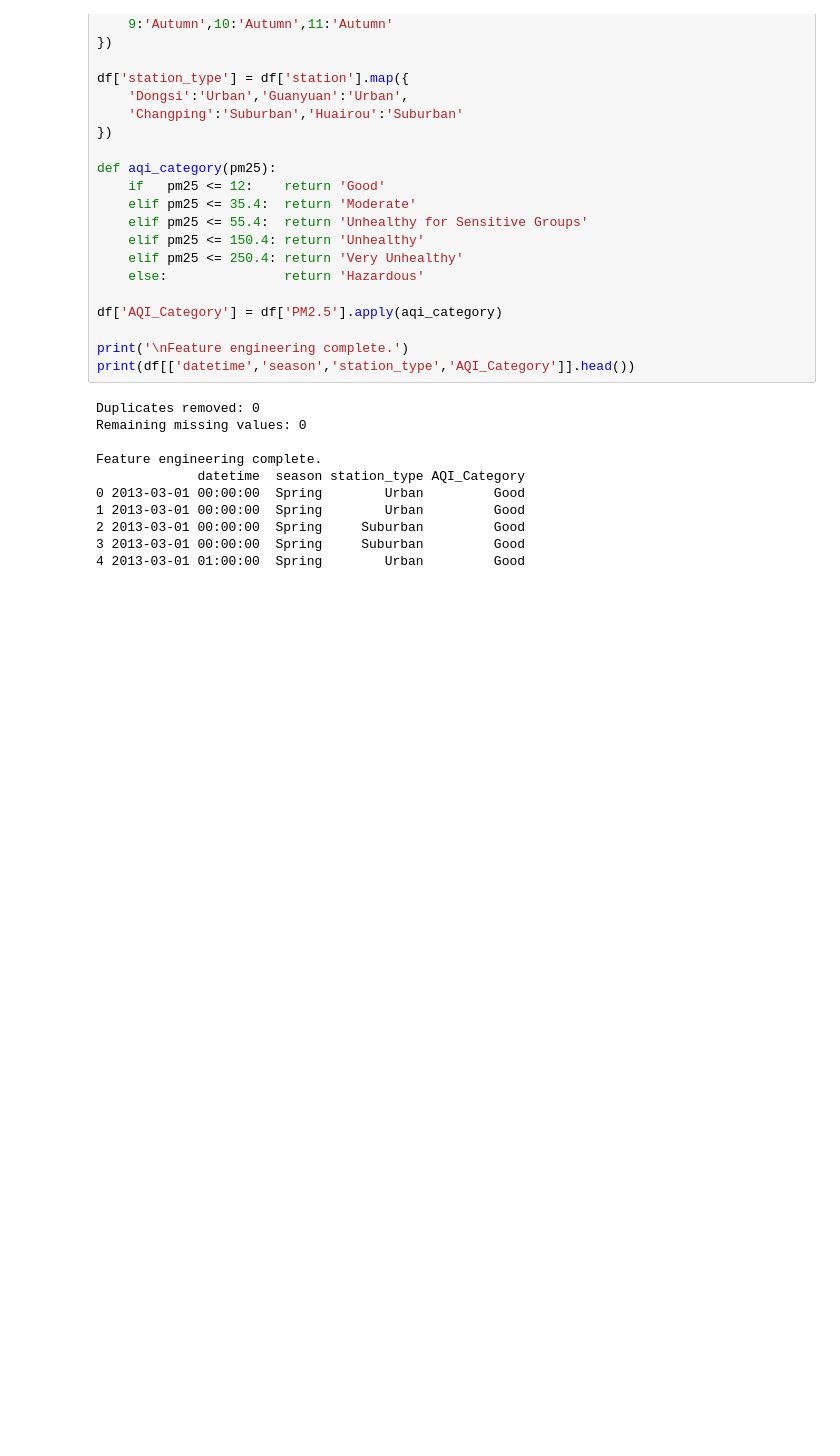
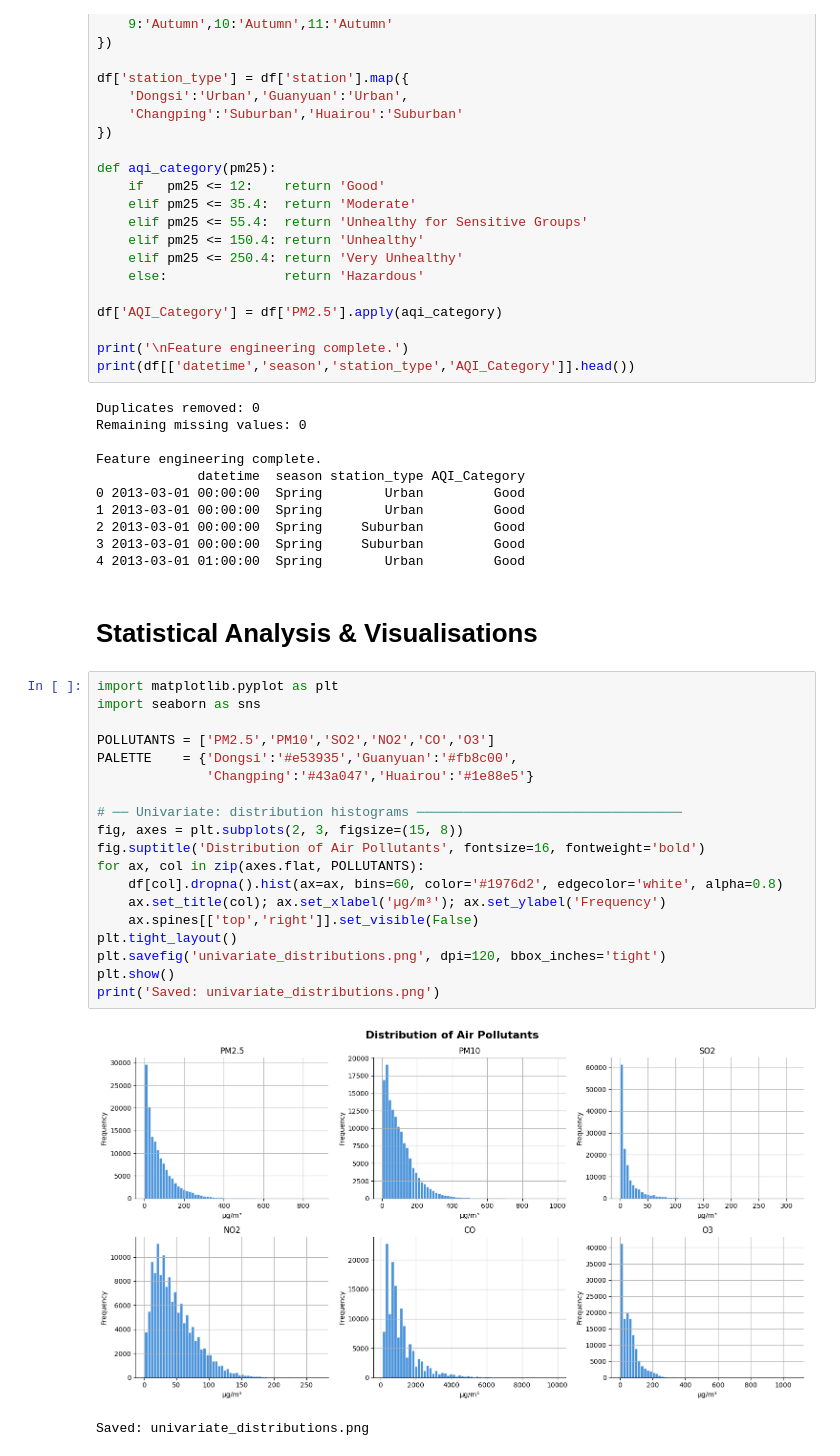
Before and after one commit to jaiprasathalexander-creator/CMP7005-AirQuality, a Jupyter notebook: CMP7005_parc1.ipynb, the cells around one changed output. Cells and saved outputs as stored; diff of their text form; blank space fills up the shorter version.

Commit message:
Statistical Analysis & Visualisations

```diff
--- a/CMP7005_parc1.ipynb
+++ b/CMP7005_parc1.ipynb
@@ -206,3 +208,27 @@ Feature engineering complete.
 2 2013-03-01 00:00:00  Spring     Suburban         Good
 3 2013-03-01 00:00:00  Spring     Suburban         Good
 4 2013-03-01 01:00:00  Spring        Urban         Good
+# %% [markdown]
+# Statistical Analysis & Visualisations
+# %%
+import matplotlib.pyplot as plt
+import seaborn as sns
+
+POLLUTANTS = ['PM2.5','PM10','SO2','NO2','CO','O3']
+PALETTE    = {'Dongsi':'#e53935','Guanyuan':'#fb8c00',
+              'Changping':'#43a047','Huairou':'#1e88e5'}
+
+# ── Univariate: distribution histograms ──────────────────────────────────
+fig, axes = plt.subplots(2, 3, figsize=(15, 8))
+fig.suptitle('Distribution of Air Pollutants', fontsize=16, fontweight='bold')
+for ax, col in zip(axes.flat, POLLUTANTS):
+    df[col].dropna().hist(ax=ax, bins=60, color='#1976d2', edgecolor='white', alpha=0.8)
+    ax.set_title(col); ax.set_xlabel('µg/m³'); ax.set_ylabel('Frequency')
+    ax.spines[['top','right']].set_visible(False)
+plt.tight_layout()
+plt.savefig('univariate_distributions.png', dpi=120, bbox_inches='tight')
+plt.show()
+print('Saved: univariate_distributions.png')
+# %% [output]
+[figure, added]
+Saved: univariate_distributions.png
```
Also changed, not shown: parts of 5 cells of this notebook.
